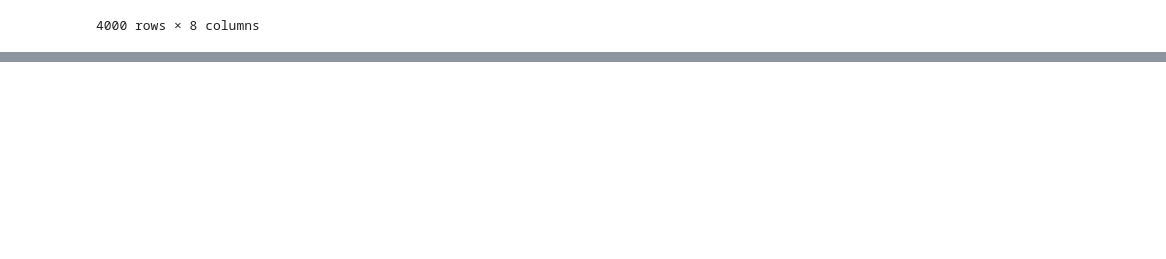
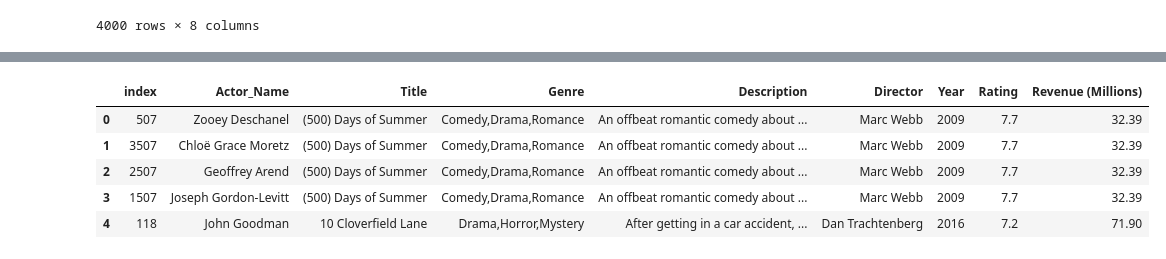
Before and after one commit to JANSSOC/ETLPROJECT, a Jupyter notebook: Transform .ipynb, the cells around one changed output, grey strips where cells are left out. Drawn from its saved outputs; the diff is of its cells as text; code cells hidden in the pictures; blank space fills up the shorter version.

```diff
--- a/Transform .ipynb
+++ b/Transform .ipynb
@@ -67,3 +67,6 @@ melt_pd
 | 3998 | Shannon Woodward | Search Party | Adventure,Comedy | A pair of friends embark on a mis... | Scot Armstrong | 2014 | 5.6 | NaN |
 | 3999 | Cheryl Hines | Nine Lives | Comedy,Family,Fantasy | A stuffy businessman finds himsel... | Barry Sonnenfeld | 2016 | 5.3 | 19.64 |
 4000 rows × 8 columns
+# %%
+melted = melt_pd.sort_values("Title")
+melted
@@ -69,0 +92,10 @@ melt_pd
+# %%
+melted_pd = melted.reset_index()
+melted_pd.head()
+# %% [output]
+|  | index | Actor_Name | Title | Genre | Description | Director | Year | Rating | Revenue (Millions) |
+| 0 | 507 | Zooey Deschanel | (500) Days of Summer | Comedy,Drama,Romance | An offbeat romantic comedy about ... | Marc Webb | 2009 | 7.7 | 32.39 |
+| 1 | 3507 | Chloë Grace Moretz | (500) Days of Summer | Comedy,Drama,Romance | An offbeat romantic comedy about ... | Marc Webb | 2009 | 7.7 | 32.39 |
+| 2 | 2507 | Geoffrey Arend | (500) Days of Summer | Comedy,Drama,Romance | An offbeat romantic comedy about ... | Marc Webb | 2009 | 7.7 | 32.39 |
+| 3 | 1507 | Joseph Gordon-Levitt | (500) Days of Summer | Comedy,Drama,Romance | An offbeat romantic comedy about ... | Marc Webb | 2009 | 7.7 | 32.39 |
+| 4 | 118 | John Goodman | 10 Cloverfield Lane | Drama,Horror,Mystery | After getting in a car accident, ... | Dan Trachtenberg | 2016 | 7.2 | 71.90 |
```
Also changed, not shown: parts of 3 cells of this notebook, 1 other file.
